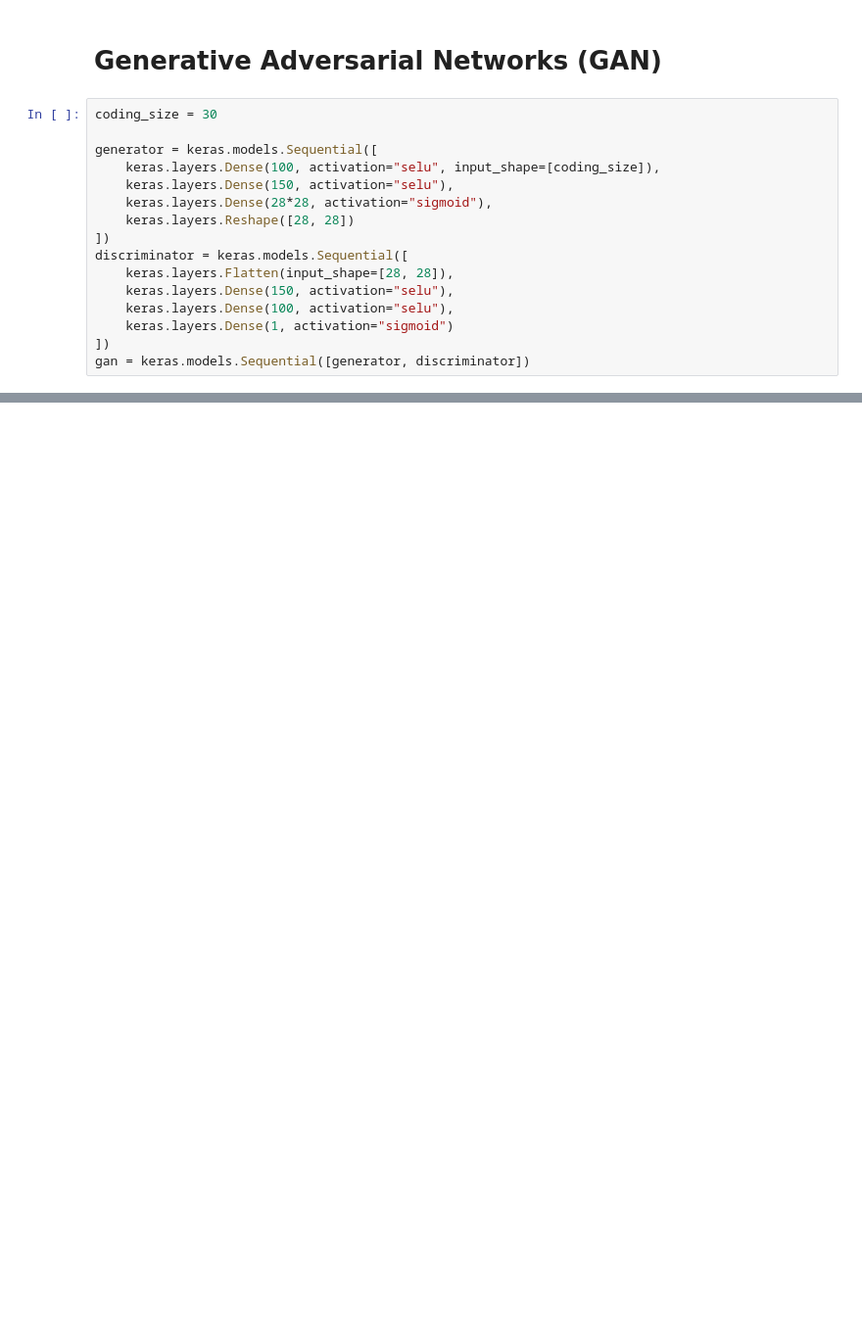
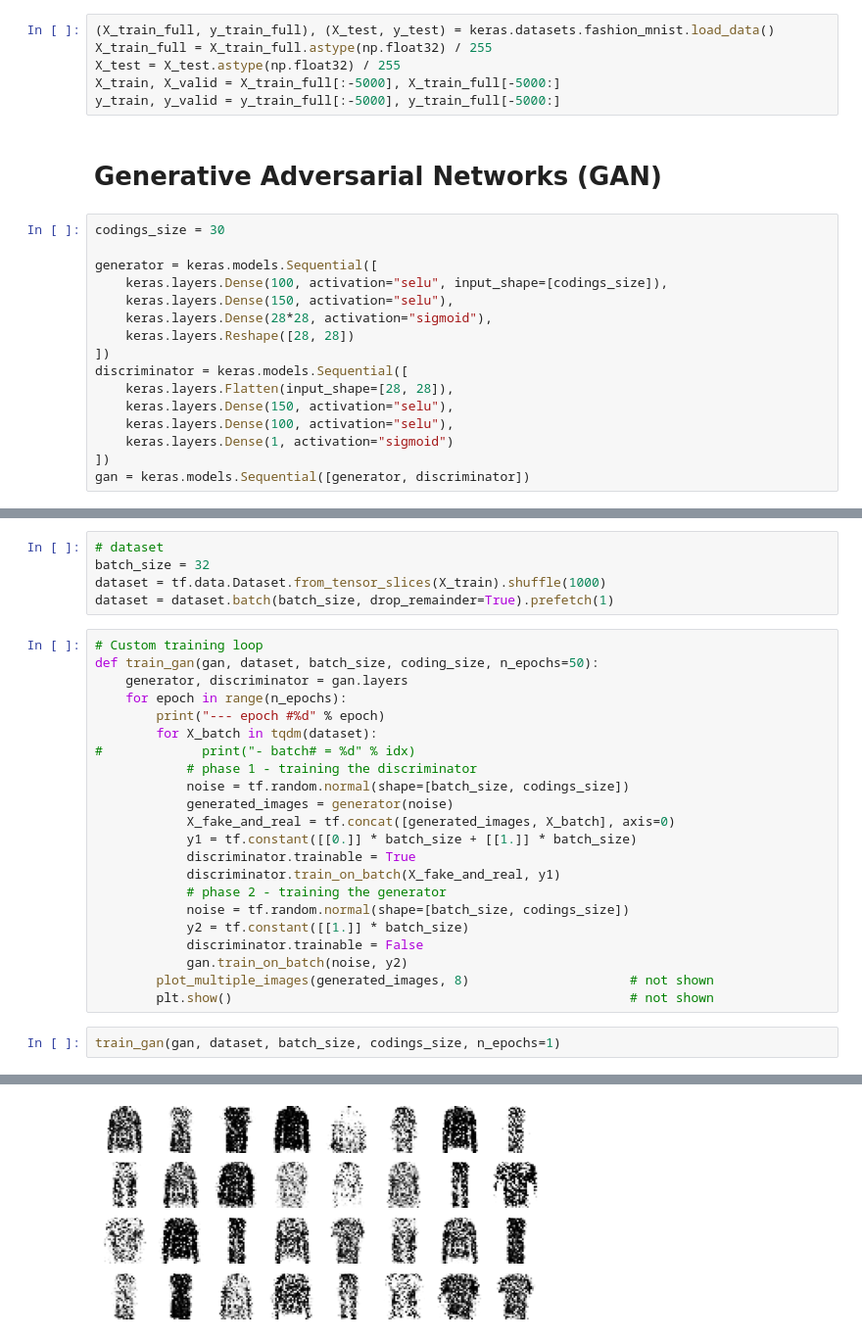
Before and after one commit to Benson516/HandsOnML2_learn, a Jupyter notebook: ch17-GAN.ipynb, the cells around one changed output, grey strips where cells are left out. Shown: that part at 98% size. Drawn from its saved outputs; the diff is of its cells as text; blank space fills up the shorter version.

```diff
--- a/ch17-GAN.ipynb
+++ b/ch17-GAN.ipynb
@@ -13,10 +28,16 @@ mpl.rc('ytick', labelsize=12)
+# %%
+(X_train_full, y_train_full), (X_test, y_test) = keras.datasets.fashion_mnist.load_data()
+X_train_full = X_train_full.astype(np.float32) / 255
+X_test = X_test.astype(np.float32) / 255
+X_train, X_valid = X_train_full[:-5000], X_train_full[-5000:]
+y_train, y_valid = y_train_full[:-5000], y_train_full[-5000:]
 # %% [markdown]
 # Generative Adversarial Networks (GAN)
 # %%
-coding_size = 30
+codings_size = 30
 
 generator = keras.models.Sequential([
-    keras.layers.Dense(100, activation="selu", input_shape=[coding_size]),
+    keras.layers.Dense(100, activation="selu", input_shape=[codings_size]),
     keras.layers.Dense(150, activation="selu"),
     keras.layers.Dense(28*28, activation="sigmoid"),
     keras.layers.Reshape([28, 28])
@@ -34,3 +57,33 @@ discriminator.compile(loss="binary_crossentropy", optimizer="rmsprop")
 # GAN model
 discriminator.trainable = False
 gan.compile(loss="binary_crossentropy", optimizer="rmsprop")
+# %%
+# dataset
+batch_size = 32
+dataset = tf.data.Dataset.from_tensor_slices(X_train).shuffle(1000)
+dataset = dataset.batch(batch_size, drop_remainder=True).prefetch(1)
+# %%
+# Custom training loop
+def train_gan(gan, dataset, batch_size, coding_size, n_epochs=50):
+    generator, discriminator = gan.layers
+    for epoch in range(n_epochs):
+        print("--- epoch #%d" % epoch)
+        for X_batch in tqdm(dataset):
+#             print("- batch# = %d" % idx)
+            # phase 1 - training the discriminator
+            noise = tf.random.normal(shape=[batch_size, codings_size])
+            generated_images = generator(noise)
+            X_fake_and_real = tf.concat([generated_images, X_batch], axis=0)
+            y1 = tf.constant([[0.]] * batch_size + [[1.]] * batch_size)
+            discriminator.trainable = True
+            discriminator.train_on_batch(X_fake_and_real, y1)
+            # phase 2 - training the generator
+            noise = tf.random.normal(shape=[batch_size, codings_size])
+            y2 = tf.constant([[1.]] * batch_size)
+            discriminator.trainable = False
+            gan.train_on_batch(noise, y2)
+        plot_multiple_images(generated_images, 8)                     # not shown
+        plt.show()                                                    # not shown
+# %%
+train_gan(gan, dataset, batch_size, codings_size, n_epochs=1)
+# %% [output]
@@ -36,0 +91 @@ gan.compile(loss="binary_crossentropy", optimizer="rmsprop")
+[figure, added]
```
Also changed, not shown: parts of 11 cells of this notebook.
